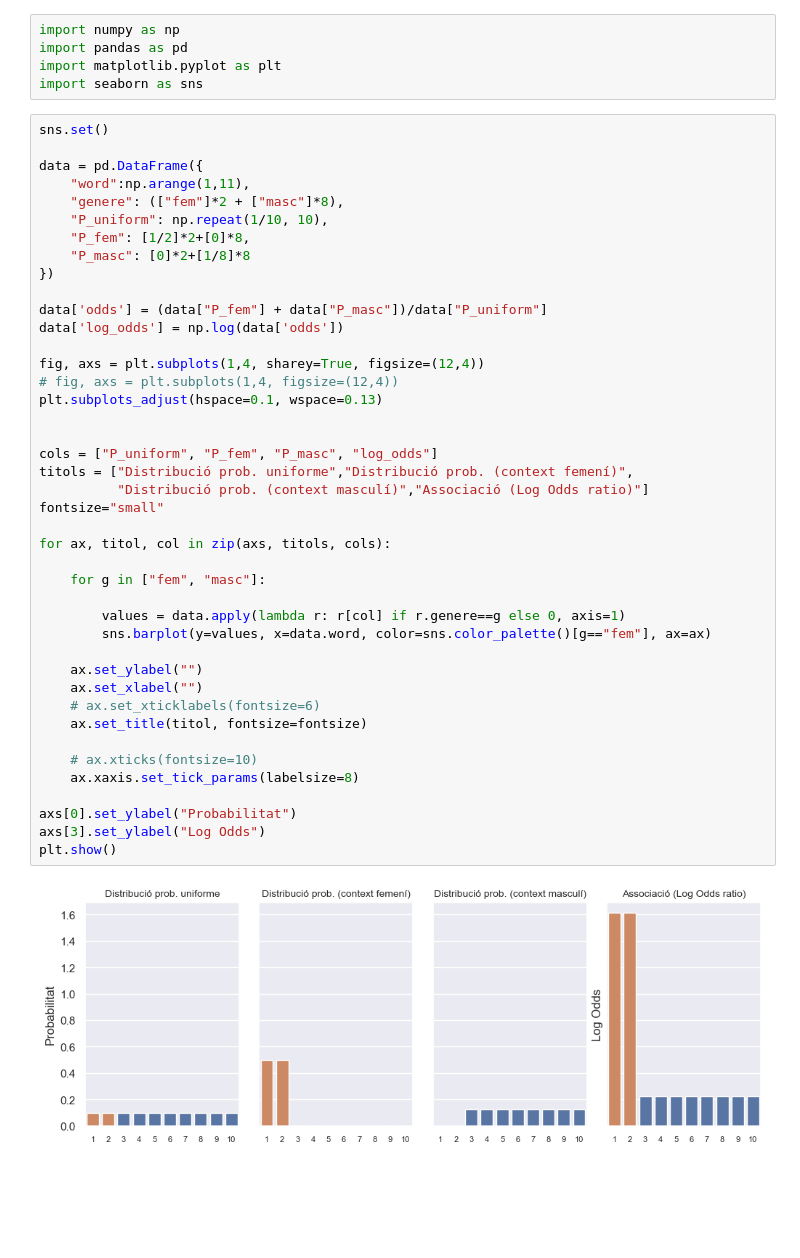
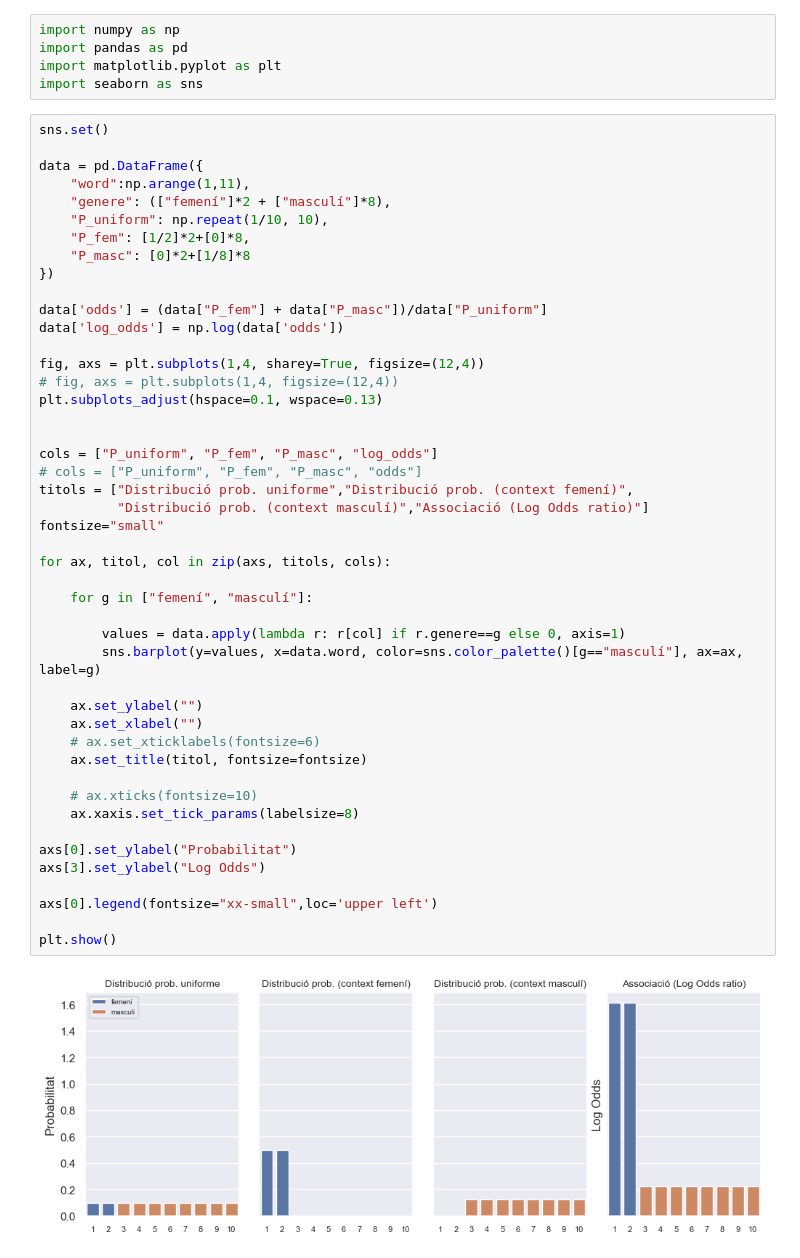
Before and after one commit to nurasaki/TFG-gender-bias, a Jupyter notebook: Exemples/Exemple - Distribucions uniformes.ipynb, the cells around one changed output. Cells and saved outputs as stored; diff of their text form; blank space fills up the shorter version.

```diff
--- a/Exemples/Exemple - Distribucions uniformes.ipynb
+++ b/Exemples/Exemple - Distribucions uniformes.ipynb
@@ -8,7 +8,7 @@ sns.set()
 
 data = pd.DataFrame({
     "word":np.arange(1,11),
-    "genere": (["fem"]*2 + ["masc"]*8),
+    "genere": (["femení"]*2 + ["masculí"]*8),
     "P_uniform": np.repeat(1/10, 10),
     "P_fem": [1/2]*2+[0]*8,
     "P_masc": [0]*2+[1/8]*8
@@ -17,33 +17,37 @@ data = pd.DataFrame({
 data['odds'] = (data["P_fem"] + data["P_masc"])/data["P_uniform"]
 data['log_odds'] = np.log(data['odds'])
 
 fig, axs = plt.subplots(1,4, sharey=True, figsize=(12,4))
 # fig, axs = plt.subplots(1,4, figsize=(12,4))
 plt.subplots_adjust(hspace=0.1, wspace=0.13)
 
 
 cols = ["P_uniform", "P_fem", "P_masc", "log_odds"]
+# cols = ["P_uniform", "P_fem", "P_masc", "odds"]
 titols = ["Distribució prob. uniforme","Distribució prob. (context femení)",
           "Distribució prob. (context masculí)","Associació (Log Odds ratio)"]
 fontsize="small"
 
 for ax, titol, col in zip(axs, titols, cols):
 
-    for g in ["fem", "masc"]:
+    for g in ["femení", "masculí"]:
 
         values = data.apply(lambda r: r[col] if r.genere==g else 0, axis=1)
-        sns.barplot(y=values, x=data.word, color=sns.color_palette()[g=="fem"], ax=ax)
+        sns.barplot(y=values, x=data.word, color=sns.color_palette()[g=="masculí"], ax=ax, label=g)
 
     ax.set_ylabel("")
     ax.set_xlabel("")
     # ax.set_xticklabels(fontsize=6)
     ax.set_title(titol, fontsize=fontsize)
 
     # ax.xticks(fontsize=10)
     ax.xaxis.set_tick_params(labelsize=8)
 
 axs[0].set_ylabel("Probabilitat")
 axs[3].set_ylabel("Log Odds")
+
+axs[0].legend(fontsize="xx-small",loc='upper left')
+
 plt.show()
 # %% [output]
-[figure, old version]
+[figure, new version]
```
Also changed, not shown: parts of 2 cells of this notebook, 16 other files.
